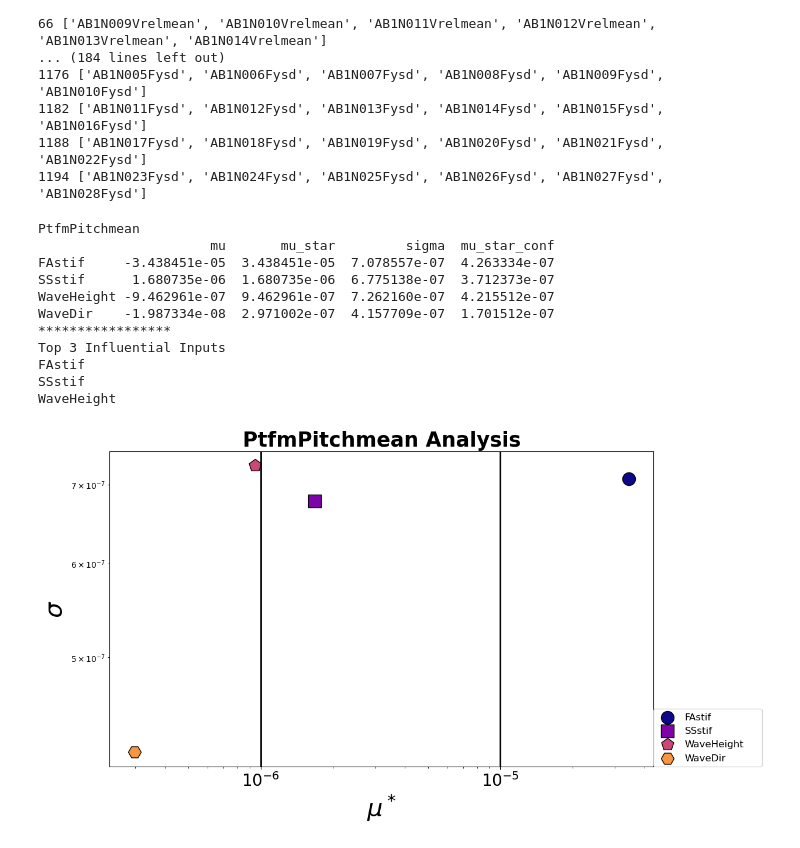
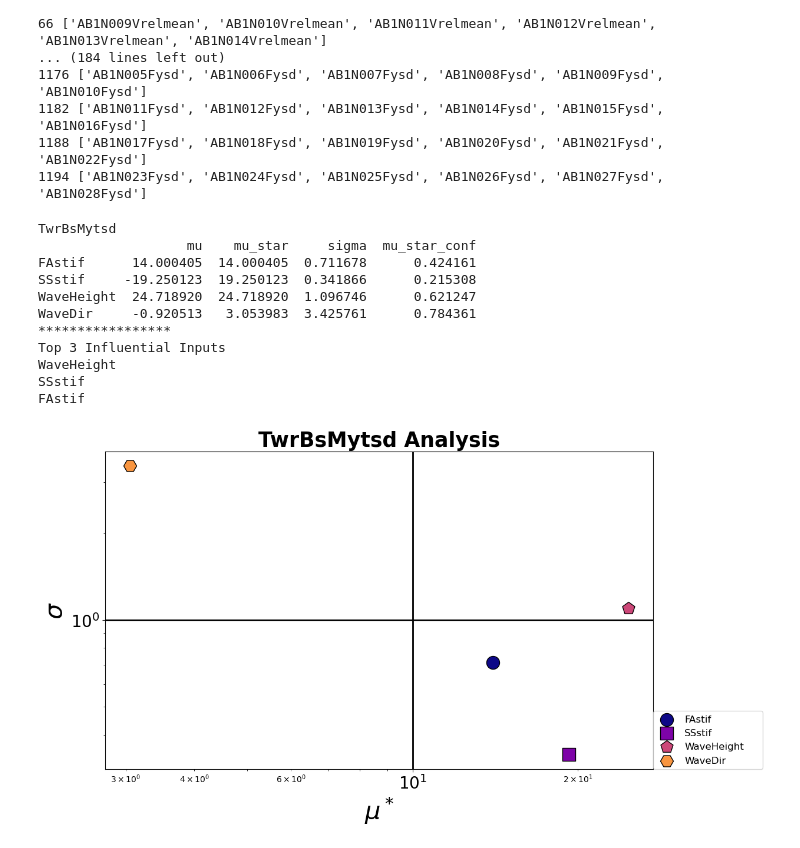
Before and after one commit to Aidan-Gettemy/ExpTemplate-OpenFAST, a Jupyter notebook: MorrisMethod.ipynb, the cells around one changed output. Saved outputs shown, nothing was run; the diff lists cells and outputs as text; code cells hidden in the pictures.

```diff
--- a/MorrisMethod.ipynb
+++ b/MorrisMethod.ipynb
@@ -85,7 +85,7 @@ for i in range(200):
 1188 ['AB1N017Fysd', 'AB1N018Fysd', 'AB1N019Fysd', 'AB1N020Fysd', 'AB1N021Fysd', 'AB1N022Fysd']
 1194 ['AB1N023Fysd', 'AB1N024Fysd', 'AB1N025Fysd', 'AB1N026Fysd', 'AB1N027Fysd', 'AB1N028Fysd']
 # %%
-n = 31# This is for genpwr mean -> 658;
+n = 707# This is for genpwr mean -> 658;
 # Output name
 outname = allnames[n]
 print(outname)
@@ -132,39 +132,39 @@ vals = np.zeros((dim,))
 for i in range(dim):
     vals[i] = np.linalg.norm(stor[:,i])
 
 cmap = plt.cm.plasma
 norm = plt.Normalize(vmin=0, vmax=dim)
 nomr1 = plt.Normalize(vmin=min(vals),vmax=max(vals))
 plt.yscale("log")
 plt.xscale("log")
 ms = ["o","s","p","H","s","*","h","X","8","H","s","*","h","X","8","H","s","*","h","X","8"];
 for i in range(len(Si["names"])):
     cl = cmap(norm(i))
     scale = 250 #400*nomr1(vals[i])
     ax.scatter(Si["mu_star"][i], Si["sigma"][i], marker = ms[i],color=cl, s=scale, label=Si["names"][i], edgecolors='black')
 
 #ax.legend(loc="upper left")
 ax.legend(bbox_to_anchor=(1,0,.2,2), loc='lower left',
            ncols=1,mode="expand", borderaxespad=0,fontsize=12)
 ax.grid(True)
 ax.set_xlabel("$\mu^*$",fontsize=30)
 ax.set_ylabel("$\sigma$",fontsize=30)
 plt.xticks(fontsize=20)
 plt.yticks(fontsize=20)
 ax.grid(color='k', linewidth=2)
 outname = outname+" Analysis"
 ax.set_title(outname,fontsize = 25,fontweight = 'bold')
 plt.show()
 # %% [output]
-PtfmPitchmean
-                      mu       mu_star         sigma  mu_star_conf
-FAstif     -3.438451e-05  3.438451e-05  7.078557e-07  4.263334e-07
-SSstif      1.680735e-06  1.680735e-06  6.775138e-07  3.712373e-07
-WaveHeight -9.462961e-07  9.462961e-07  7.262160e-07  4.215512e-07
-WaveDir    -1.987334e-08  2.971002e-07  4.157709e-07  1.701512e-07
+TwrBsMytsd
+                   mu    mu_star     sigma  mu_star_conf
+FAstif      14.000405  14.000405  0.711678      0.424161
+SSstif     -19.250123  19.250123  0.341866      0.215308
+WaveHeight  24.718920  24.718920  1.096746      0.621247
+WaveDir     -0.920513   3.053983  3.425761      0.784361
 *****************
 Top 3 Influential Inputs
+WaveHeight
+SSstif
 FAstif
-SSstif
-WaveHeight
-[figure, old version]
+[figure, new version]
```
